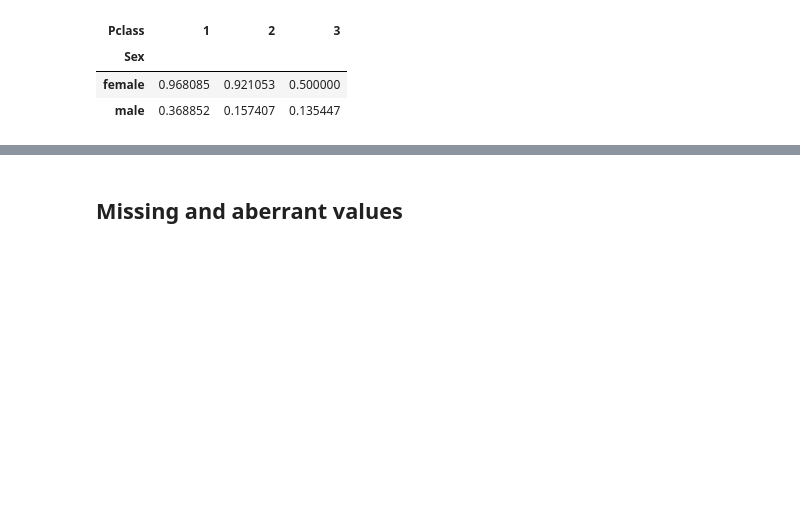
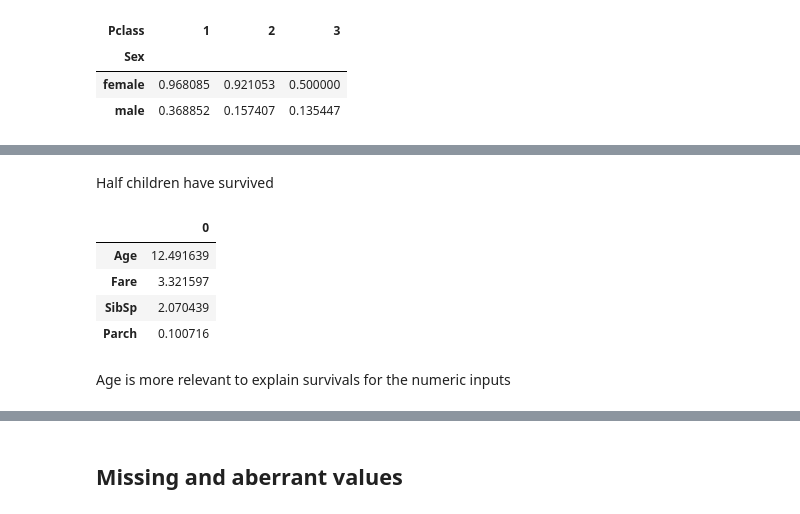
Before and after one commit to jeremypayan/Titanic-Kaggle, a Jupyter notebook: titanic_kaggle_competition.ipynb, the cells around one changed output, grey strips where cells are left out. Drawn from its saved outputs; the diff is of its cells as text; code cells hidden in the pictures; blank space fills up the shorter version.

```diff
--- a/titanic_kaggle_competition.ipynb
+++ b/titanic_kaggle_competition.ipynb
@@ -117,0 +215,25 @@ data.pivot_table('Survived', index='Sex', columns='Pclass', aggfunc='mean')
+# %% [markdown]
+Half children have survived
+# %%
+from sklearn.feature_selection import SelectKBest, f_classif
+
+data_t = data.dropna()
+X = data_t[['Age', 'Fare', 'SibSp', 'Parch']].values
+y = data_t['Survived'].values
+
+# define feature selection
+fs = SelectKBest(score_func=f_classif, k=2)
+# apply feature selection
+X_selected = fs.fit_transform(X, y)
+
+
+dfscores = pd.DataFrame(fs.scores_, index = ['Age', 'Fare', 'SibSp', 'Parch'])
+dfscores
+# %% [output]
+|  | 0 |
+| Age | 12.491639 |
+| Fare | 3.321597 |
+| SibSp | 2.070439 |
+| Parch | 0.100716 |
+# %% [markdown]
+Age is more relevant to explain survivals for the numeric inputs
```
Also changed, not shown: parts of 19 cells of this notebook.
